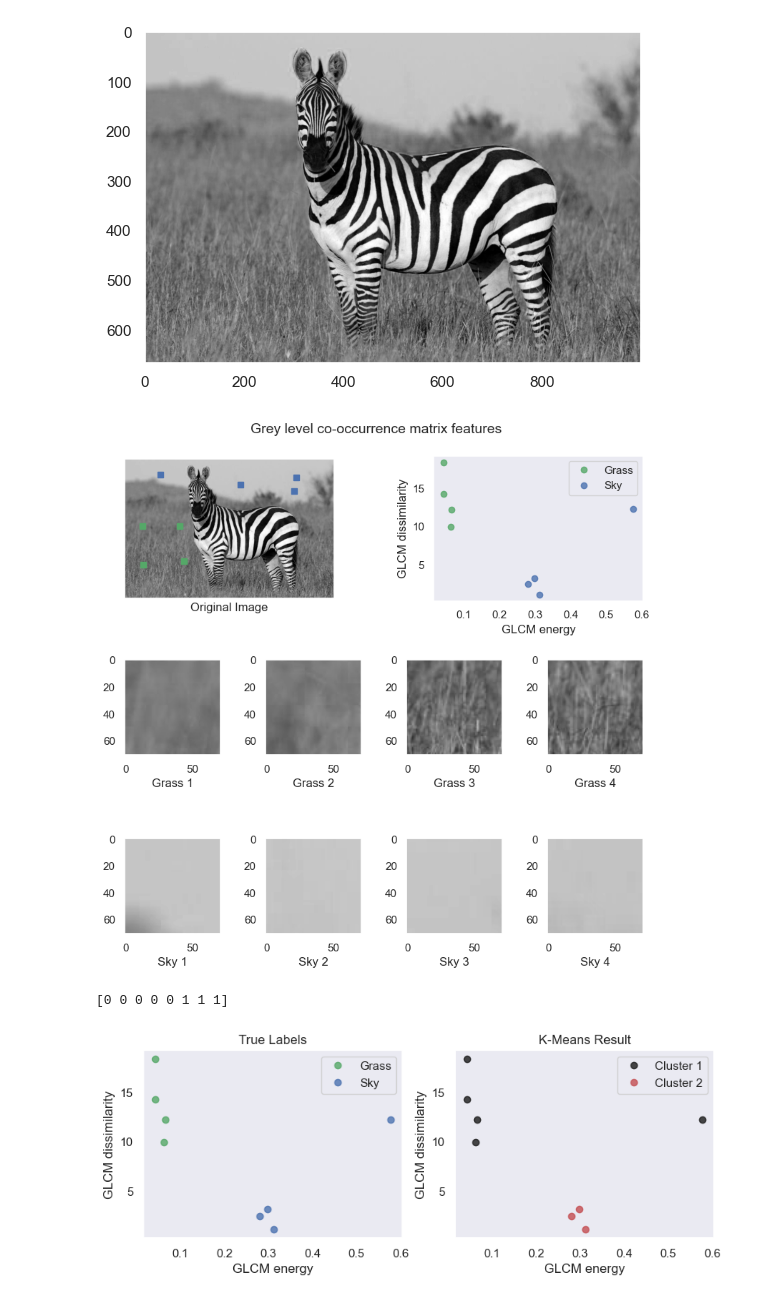
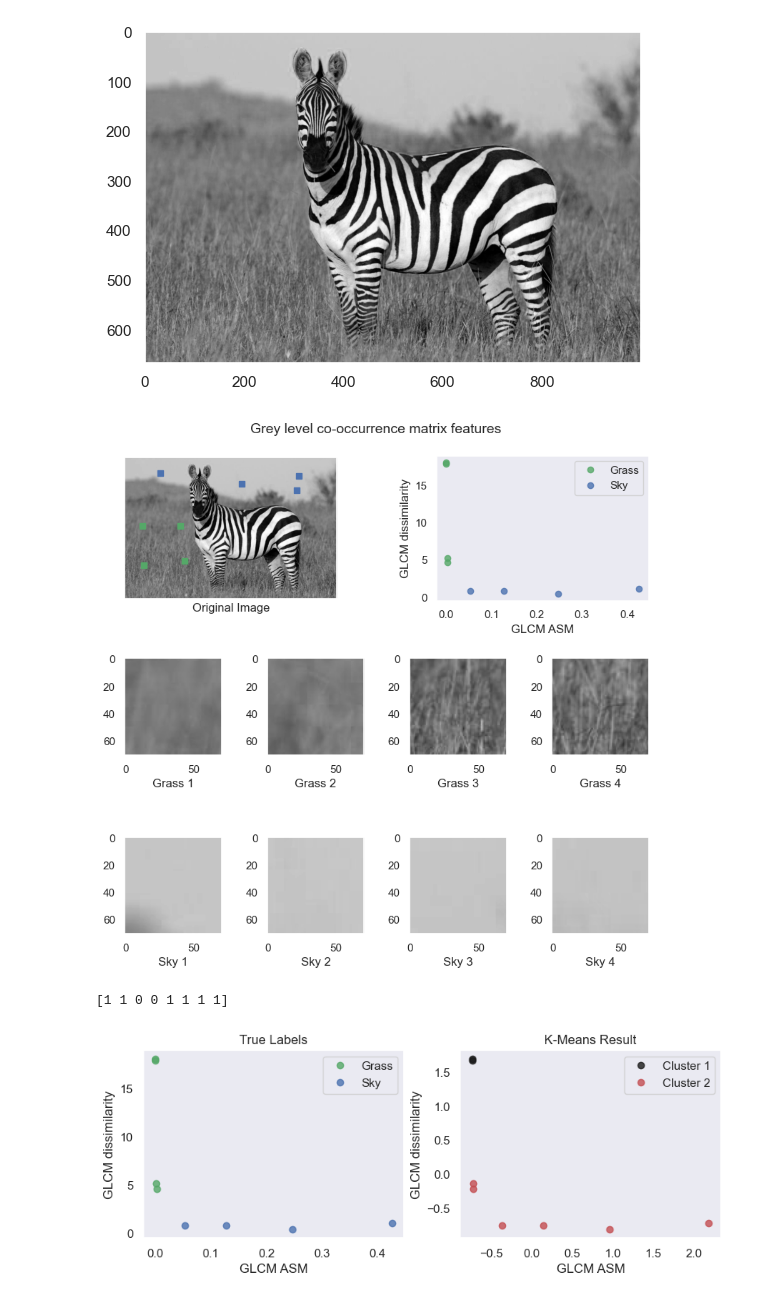
Before and after one commit to Gholamrezadar/CV_HW4, a Jupyter notebook: glcm_sample_code.ipynb, the cells around one changed output. Cells and saved outputs as stored; diff of their text form; code cells hidden in the pictures.

```diff
--- a/glcm_sample_code.ipynb
+++ b/glcm_sample_code.ipynb
@@ -56,9 +56,9 @@ for loc in sky_locations:
 xs = []
 ys = []
 for patch in (grass_patches + sky_patches):
-    glcm = graycomatrix(patch, distances=[66], angles=[np.pi], levels=256,
+    glcm = graycomatrix(patch, distances=[5], angles=[0], levels=256,
                         symmetric=True, normed=True)
-    xs.append(graycoprops(glcm, 'energy')[0, 0])
+    xs.append(graycoprops(glcm, 'ASM')[0, 0])
     ys.append(graycoprops(glcm, 'dissimilarity')[0, 0])
 # %%
 
@@ -84,7 +84,7 @@ ax.plot(xs[:len(grass_patches)], ys[:len(grass_patches)], 'go',
         label='Grass', alpha=0.8)
 ax.plot(xs[len(grass_patches):], ys[len(grass_patches):], 'bo',
         label='Sky', alpha=0.8)
-ax.set_xlabel('GLCM energy')
+ax.set_xlabel('GLCM ASM')
 ax.set_ylabel('GLCM dissimilarity')
 
 ax.legend()
@@ -108,40 +108,45 @@ fig.suptitle('Grey level co-occurrence matrix features', fontsize=14, y=0.99)
 plt.tight_layout()
 plt.show()
 # %% [output]
-[figure, old version]
+[figure, new version]
 # %%
 #cluster points using kmeans
 from sklearn.cluster import KMeans
 import numpy as np
 X = np.array([xs, ys]).T
+
+#standard scaler to normalize data
+from sklearn.preprocessing import StandardScaler
+scaler = StandardScaler()
+X = scaler.fit_transform(X)
 kmeans = KMeans(n_clusters=2, random_state=0).fit(X)
 print(kmeans.labels_)
 
 # plot the clustered points
 fig = plt.figure(figsize=(8, 8), constrained_layout=True)
 
 ax = fig.add_subplot(3, 2, 1)
 ax.set_title("True Labels")
 ax.plot(xs[:len(grass_patches)], ys[:len(grass_patches)], 'go',
         label='Grass', alpha=0.8)
 ax.plot(xs[len(grass_patches):], ys[len(grass_patches):], 'bo',
         label='Sky', alpha=0.8)
-ax.set_xlabel('GLCM energy')
+ax.set_xlabel('GLCM ASM')
 ax.set_ylabel('GLCM dissimilarity')
 ax.legend()
 
 ax = fig.add_subplot(3, 2, 2)
 ax.set_title('K-Means Result')
 ax.plot(X[kmeans.labels_==0, 0], X[kmeans.labels_==0, 1], 'ko',
         label='Cluster 1', alpha=0.8)
 ax.plot(X[kmeans.labels_==1, 0], X[kmeans.labels_==1, 1], 'ro',
         label='Cluster 2', alpha=0.8)
-ax.set_xlabel('GLCM energy')
+ax.set_xlabel('GLCM ASM')
 ax.set_ylabel('GLCM dissimilarity')
 ax.legend()
 
 plt.show()
 # %% [output]
-[0 0 0 0 0 1 1 1]
+[1 1 0 0 1 1 1 1]
-[figure, old version]
+[figure, new version]
 # %%
```
Also changed, not shown: parts of 1 cell of this notebook, 6 other files.
